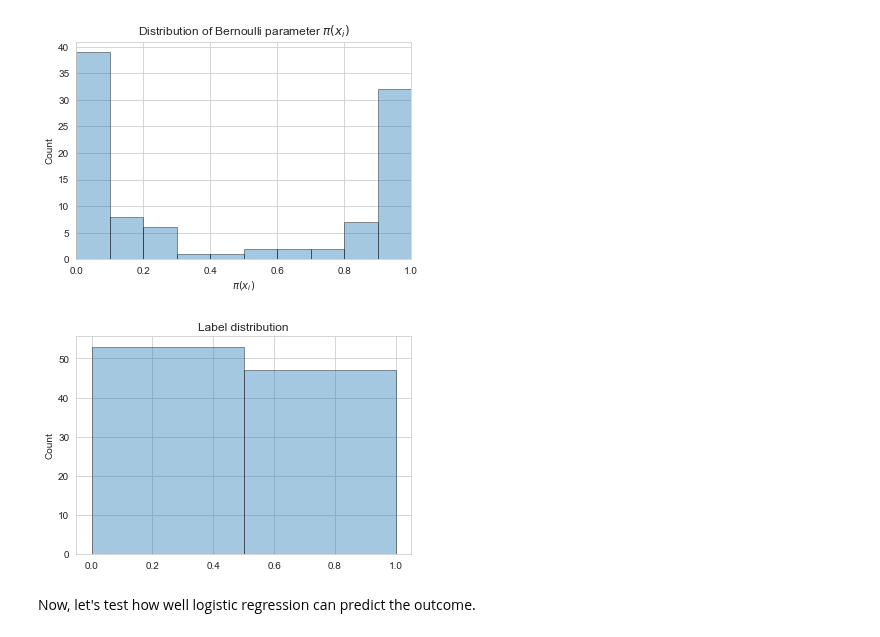
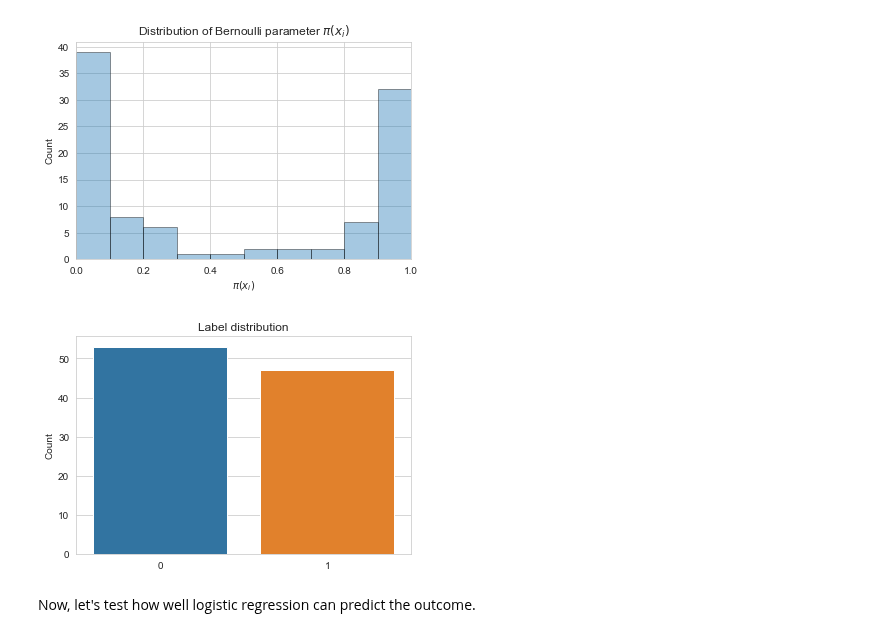
Before and after one commit to jjc2718/netreg, a Jupyter notebook: simdata/simulate_data_l1.ipynb, the cells around one changed output. Drawn from its saved outputs; the diff is of its cells as text; code cells hidden in the pictures.

```diff
--- a/simdata/simulate_data_l1.ipynb
+++ b/simdata/simulate_data_l1.ipynb
@@ -50,12 +50,12 @@ plt.show()
 [figure]
 # %%
 # plot label distribution
-sns.distplot(y, hist_kws={'edgecolor': 'black'}, kde=False, bins=2)
+sns.countplot(y)
 plt.ylabel('Count')
 plt.title('Label distribution')
 plt.show()
 # %% [output]
-[figure, old version]
+[figure, new version]
 # %% [markdown]
 Now, let's test how well logistic regression can predict the outcome.
 # %%
```
Also changed, not shown: parts of 1 cell of this notebook.
